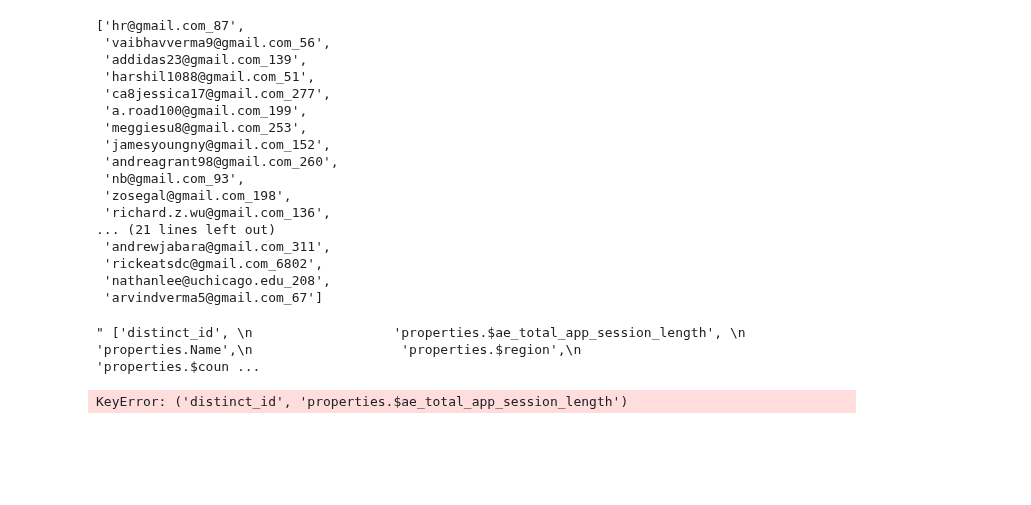
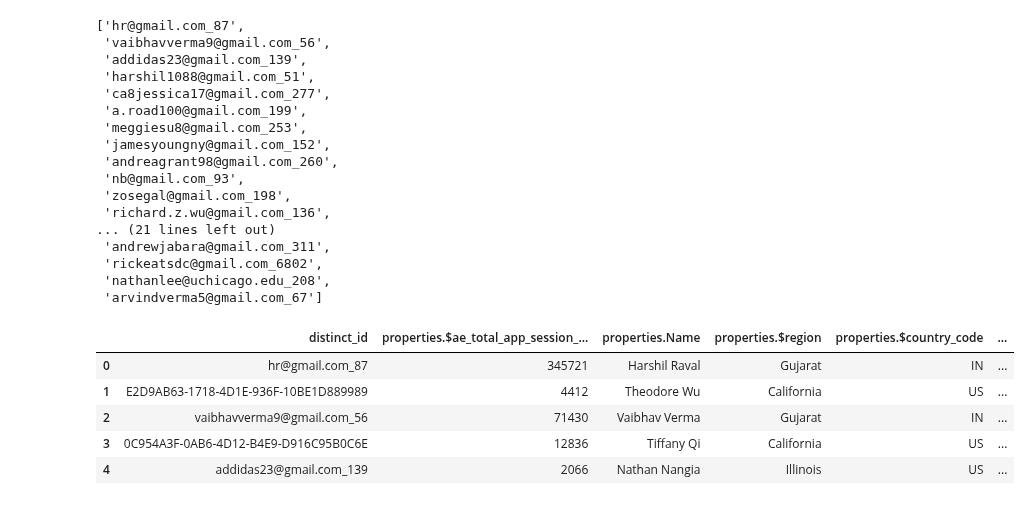
Before and after one commit to prkrishnan1/Simmer_DSS_SP20_Project_1, a Jupyter notebook: EDA.ipynb, the cells around one changed output. Cells and saved outputs as stored; diff of their text form; code cells hidden in the pictures; blank space fills up the shorter version.

```diff
--- a/EDA.ipynb
+++ b/EDA.ipynb
@@ -285,27 +285,28 @@ peopleDF
  'nathanlee@uchicago.edu_208',
  'arvindverma5@gmail.com_67']
 # %%
-# People
-""" ['distinct_id',
+peopleDF =  peopleDF[['distinct_id',
                   'properties.$ae_total_app_session_length',
                    'properties.Name',
                    'properties.$region',
                    'properties.$country_code',
                    'properties.$city',
                    'properties.AuthProvider',
                    'properties.$ae_total_app_sessions',
                    'properties.$timezone',
                    'properties.$last_seen',
                    'properties.$ios_app_version',
                    'properties.$ios_version',
                    'properties.$ios_device_model',
                    'properties.$ios_lib_version',
                    'properties.$ae_first_app_open_date'
-                  ]
-"""
+                  ]]
+
+peopleDF.head()
 # %% [output]
-" ['distinct_id', \n                  'properties.$ae_total_app_session_length', \n                   'properties.Name',\n                   'properties.$region',\n                   'properties.$coun ...
+|  | distinct_id | properties.$ae_total_app_session_... | properties.Name | properties.$region | properties.$country_code | ... |
+| 0 | hr@gmail.com_87 | 345721 | Harshil Raval | Gujarat | IN | ... |
+| 1 | E2D9AB63-1718-4D1E-936F-10BE1D889989 | 4412 | Theodore Wu | California | US | ... |
+| 2 | vaibhavverma9@gmail.com_56 | 71430 | Vaibhav Verma | Gujarat | IN | ... |
+| 3 | 0C954A3F-0AB6-4D12-B4E9-D916C95B0C6E | 12836 | Tiffany Qi | California | US | ... |
+| 4 | addidas23@gmail.com_139 | 2066 | Nathan Nangia | Illinois | US | ... |
-# %%
-peopleDF['distinct_id', 'properties.$ae_total_app_session_length']
-# %% [output]
-KeyError: ('distinct_id', 'properties.$ae_total_app_session_length')
```
Also changed, not shown: parts of 4 cells of this notebook.
